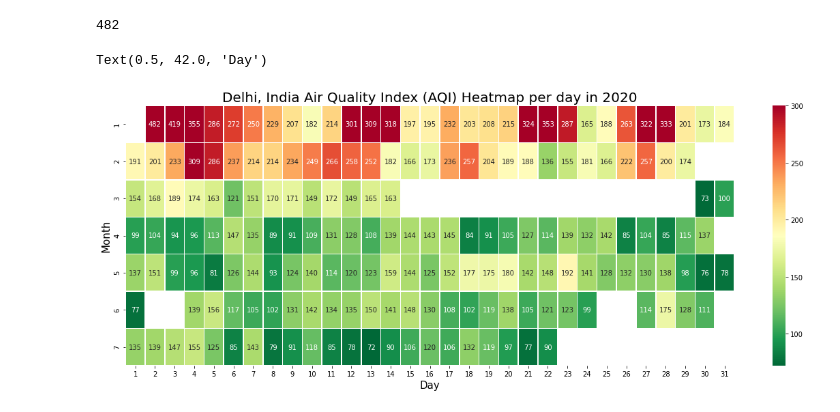
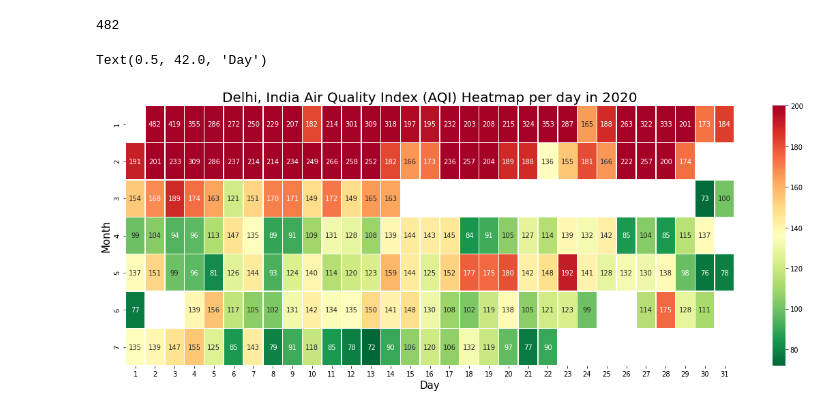
Before and after one commit to HaydenRubin/COVID-19-air-quality-2020, a Jupyter notebook: CalendarHeatmaps/delhiAQ.ipynb, the cells around one changed output. Cells and saved outputs as stored; diff of their text form; code cells hidden in the pictures.

Commit message:
cleaned calendar heatmap codes

```diff
--- a/CalendarHeatmaps/delhiAQ.ipynb
+++ b/CalendarHeatmaps/delhiAQ.ipynb
@@ -206,11 +115,11 @@ delhi_2020['AQI'].max()
 delhi_2020aq = delhi_2020.pivot_table('AQI','month','day')
 # %%
 f1, ax = plt.subplots(figsize=(20, 7))
-sns.heatmap(delhi_2020aq, annot=True, fmt="g", linewidths=.5, ax=ax, vmax=300, cmap = "RdYlGn_r")
+sns.heatmap(delhi_2020aq, annot=True, fmt="g", linewidths=.5, ax=ax, vmax=200, cmap = "RdYlGn_r")
 plt.title("Delhi, India Air Quality Index (AQI) Heatmap per day in 2020", fontsize=20)
 plt.ylabel("Month", fontsize=15)
 plt.xlabel("Day", fontsize=15)
 #plt.savefig("2020_DelhiAQI_CalendarHeatmap.png")
 # %% [output]
 Text(0.5, 42.0, 'Day')
-[figure, old version]
+[figure, new version]
```
Also changed, not shown: parts of 28 cells of this notebook, 2 other files.
